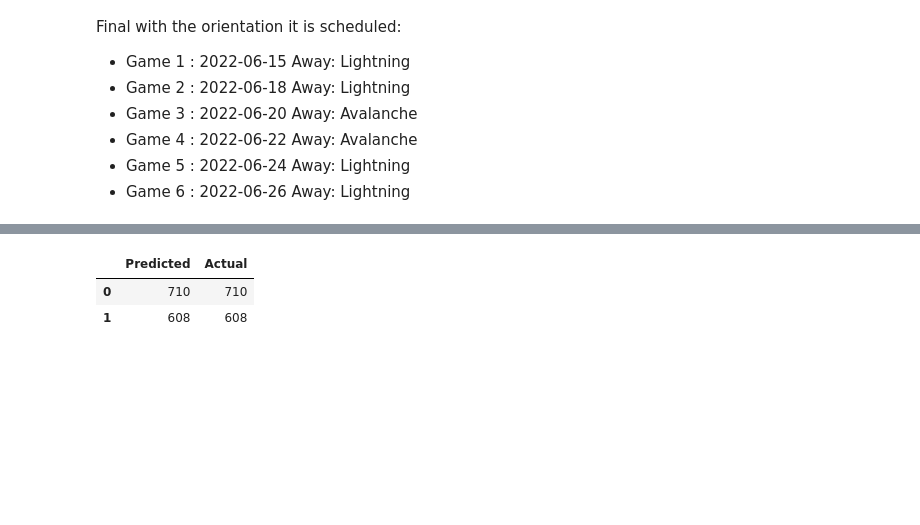
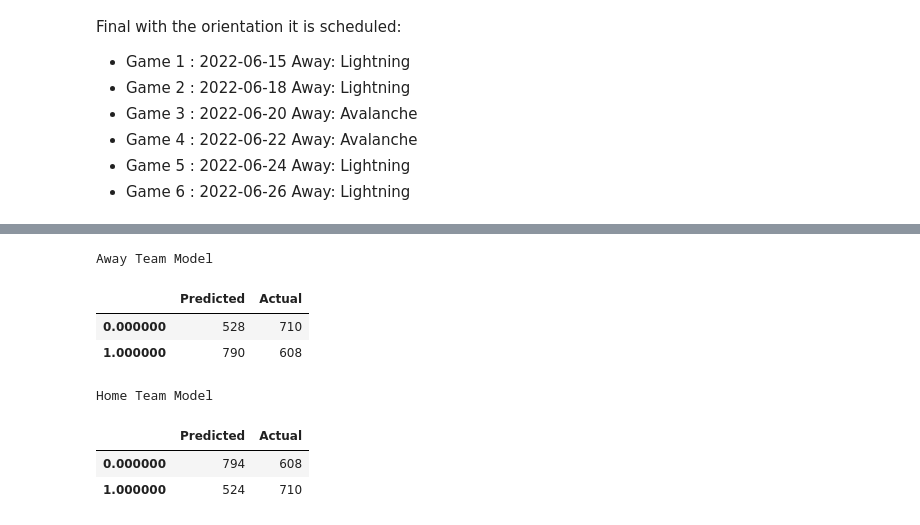
Before and after one commit to RyanSchraeder/StanleyCupPredictions, a Jupyter notebook: src/notebooks/stanley_cup_prediction.ipynb, the cells around one changed output, grey strips where cells are left out. Drawn from its saved outputs; the diff is of its cells as text; code cells hidden in the pictures; blank space fills up the shorter version.

```diff
--- a/src/notebooks/stanley_cup_prediction.ipynb
+++ b/src/notebooks/stanley_cup_prediction.ipynb
@@ -48,19 +82,17 @@ I noticed an issue with overfitting potentially when the correlation matrix perf
 # %%
 # Game Outcome Predictors
 
-x = stanley_cup_classification.loc[:, stanley_cup_classification.columns != 'outcome']
-y = stanley_cup_classification['outcome']
+x = classification_df.loc[:, (classification_df.columns != 'outcome') & (classification_df.columns != 'home_wins')]
+y_away = classification_df['outcome'] # predicting away wins
+y_home = classification_df['home_wins'] # predicting home wins
+
+# Impute missing values
+# imputer = KNNImputer(n_neighbors=2)
+# x = imputer.fit_transform(x)
+# y = imputer.fit_transform(y)
 
 # Creating the Train and Test Split
 
 # Use a train and test split for initial training & testing
-x_train, x_test, y_train, y_test = train_test_split(x, y, test_size=0.30, random_state=42)
-
-# Length of Values
-
-pd.DataFrame({
-    "x_train count": len(x_train),
-    "x_test count":len(x_test),
-    "y_train count":len(y_train),
-    "y_test count":len(y_test),
-},index=[0]).melt()
+x_away_train, x_away_test, y_away_train, y_away_test = train_test_split(x, y_away, test_size=0.30, random_state=42)
+x_home_train, x_home_test, y_home_train, y_home_test = train_test_split(x, y_home, test_size=0.30, random_state=42)
@@ -116,18 +157,30 @@ summary
 # %%
 # Generating Predictions from the Stacked Model
 # Predictions will favor the away team (1: Win, 0: Loss)
 
-stanley_cup_categorical['predicted_away_outcome'] = model_development.predict(stacked_model, x)
+stanley_cup_categorical['predicted_away_outcome'] = model_development.predict(away_model, x)
+stanley_cup_categorical['predicted_home_outcome'] = model_development.predict(home_model, x)
 
-
-pd.DataFrame({
+away = pd.DataFrame({
     'Predicted': stanley_cup_categorical.predicted_away_outcome.value_counts(),
     'Actual': stanley_cup_categorical.outcome.value_counts()
 })
+
+home = pd.DataFrame({
+    'Predicted': stanley_cup_categorical.predicted_home_outcome.value_counts(),
+    'Actual': stanley_cup_categorical.home_wins.value_counts()
+})
+
+styler(away, home)
 # %% [output]
+Away Team Model
 |  | Predicted | Actual |
-| 0 | 710 | 710 |
-| 1 | 608 | 608 |
+| 0.000000 | 528 | 710 |
+| 1.000000 | 790 | 608 |
+Home Team Model
+|  | Predicted | Actual |
+| 0.000000 | 794 | 608 |
+| 1.000000 | 524 | 710 |
 # %%
 # Assessing Output Predictions
 """
```
Also changed, not shown: parts of 13 cells of this notebook, 12 other files.
